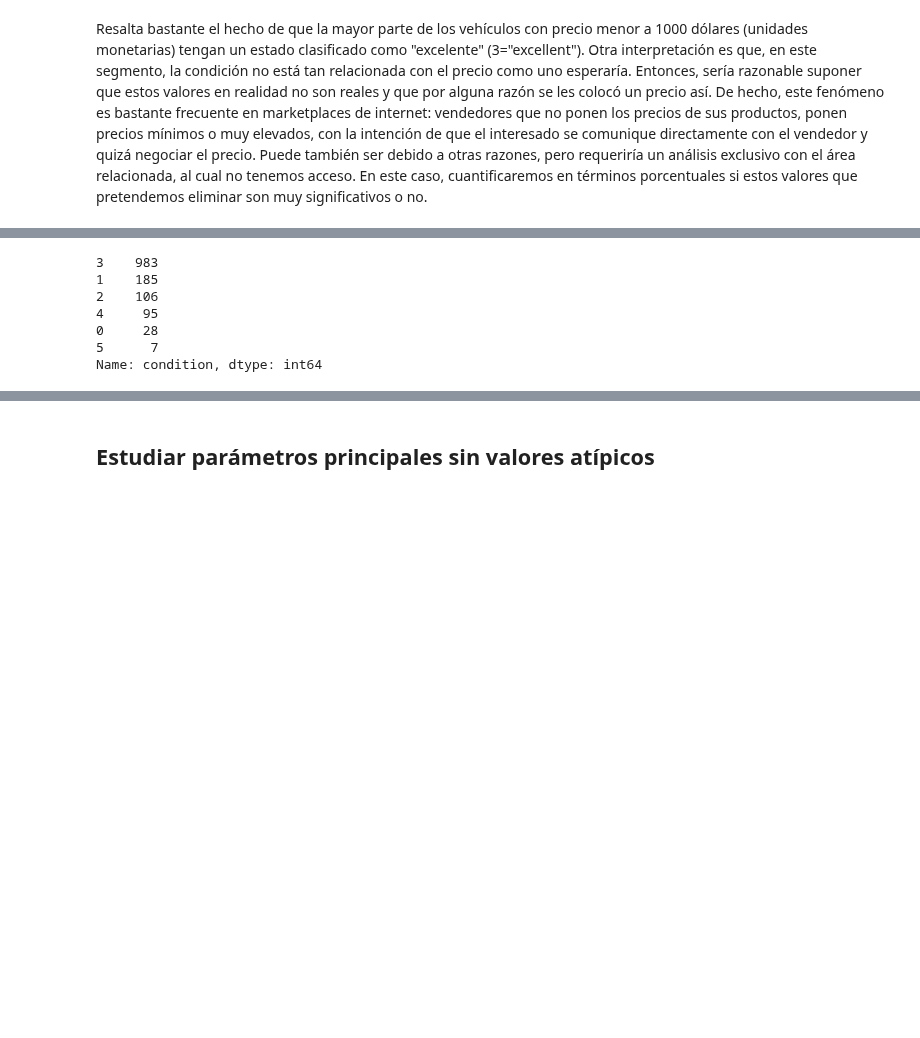
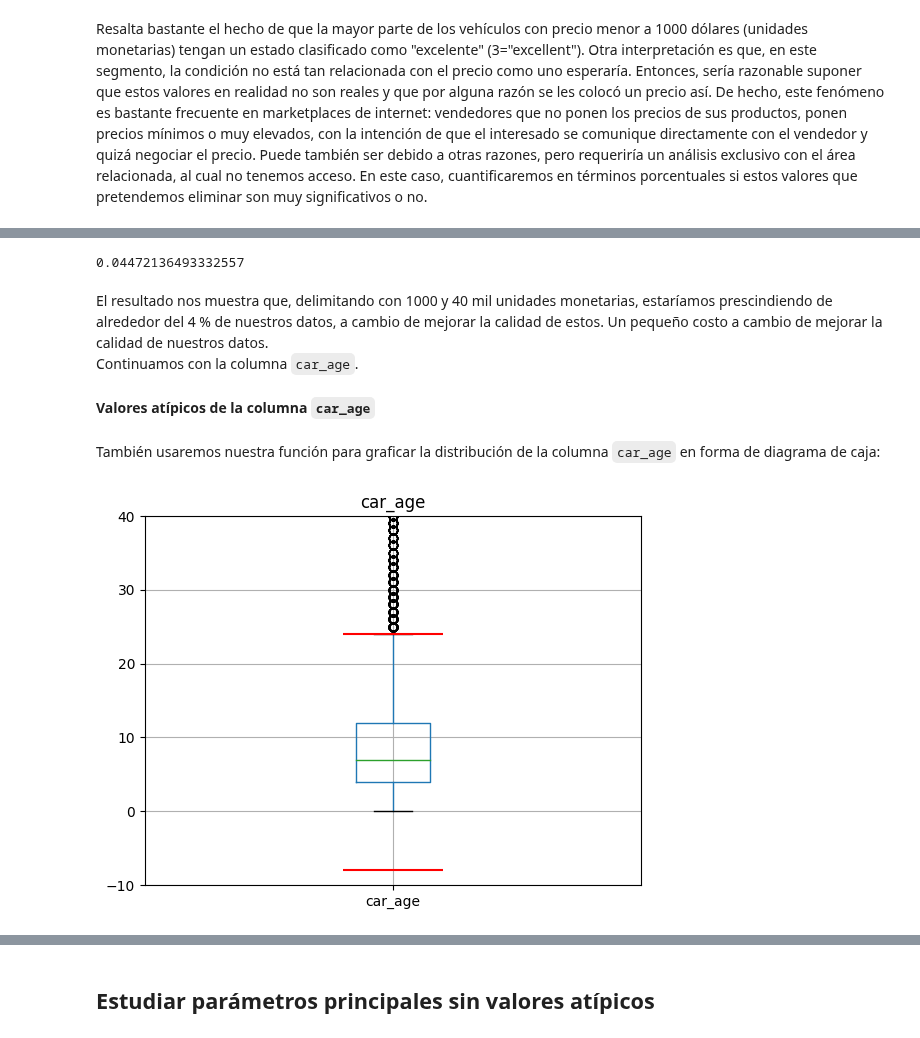
Before and after one commit to ChristianMartinezCaceres/Practicum-portfolio, a Jupyter notebook: 03_vehicle_price_Analysis/vehicle_price_analysis_notebook.ipynb, the cells around one changed output, grey strips where cells are left out. Drawn from its saved outputs; the diff is of its cells as text; code cells hidden in the pictures; blank space fills up the shorter version.

```diff
--- a/03_vehicle_price_Analysis/vehicle_price_analysis_notebook.ipynb
+++ b/03_vehicle_price_Analysis/vehicle_price_analysis_notebook.ipynb
@@ -1127,10 +1122,15 @@ cars.query('1000 < price < 40000').boxplot(column='price', by='cylinders')
-# %%
-cars.query('price < 1000')['condition'].value_counts()
-# %% [output]
-3    983
-1    185
-2    106
-4     95
-0     28
-5      7
-Name: condition, dtype: int64
+# %%
+1 - (len(cars.query('1000 < price < 40000')) / len(cars))   # obtiene el porcentaje de datos eliminados restando el complemento del 100 %
+# %% [output]
+0.04472136493332557
+# %% [markdown]
+El resultado nos muestra que, delimitando con 1000 y 40 mil unidades monetarias, estaríamos prescindiendo de alrededor del 4 % de nuestros datos, a cambio de mejorar la calidad de estos. Un pequeño costo a cambio de mejorar la calidad de nuestros datos.
+<br>Continuamos con la columna `car_age`.
+# %% [markdown]
+**Valores atípicos de la columna `car_age`**
+# %% [markdown]
+También usaremos nuestra función para graficar la distribución de la columna `car_age` en forma de diagrama de caja:
+# %%
+graph_boxplots(cars, 'car_age', y_axis=(-10, 40))
+# %% [output]
+[figure, added]
```
Also changed, not shown: parts of 29 cells of this notebook.
